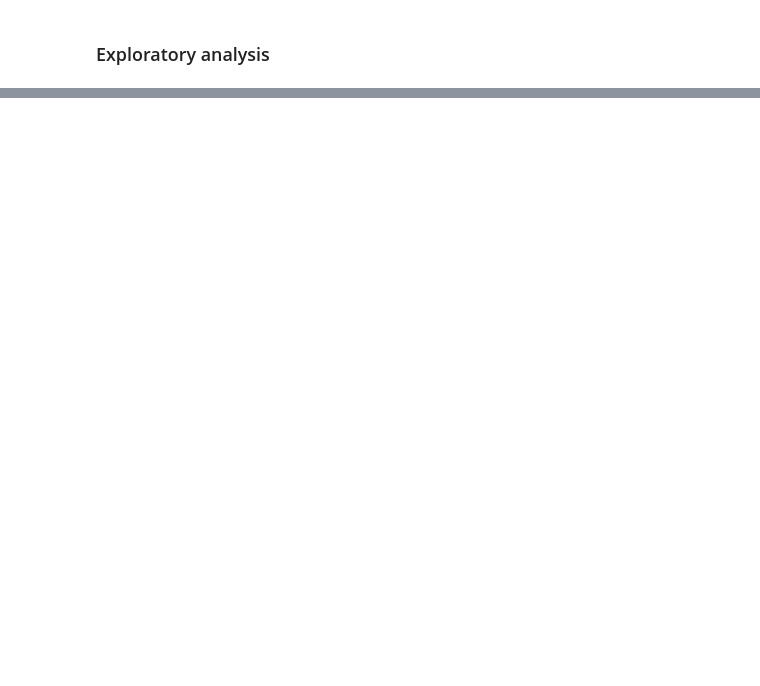
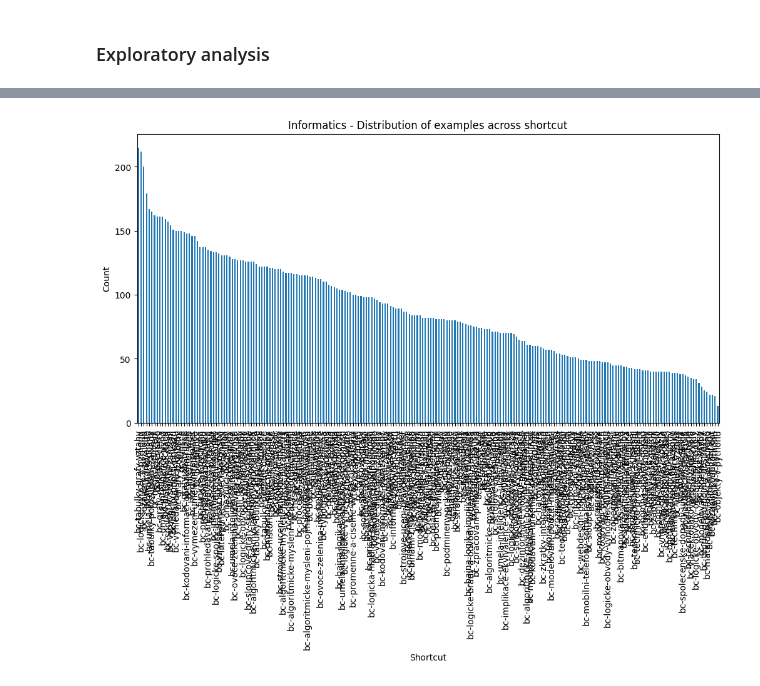
Before and after one commit to vojtech-balek/diploma-thesis, a Jupyter notebook: src/analysis/exploratory-data-analysis.ipynb, the cells around one changed output, grey strips where cells are left out. Drawn from its saved outputs; the diff is of its cells as text; code cells hidden in the pictures; blank space fills up the shorter version.

```diff
--- a/src/analysis/exploratory-data-analysis.ipynb
+++ b/src/analysis/exploratory-data-analysis.ipynb
@@ -26,2 +3,5 @@ math_df.head()
+# %%
+math_df = pd.read_csv('../../data/processed/math.csv', delimiter = ';', encoding = 'utf-8')
+inf_df = pd.read_csv('../../data/processed/informatics.csv', delimiter = ';', encoding = 'utf-8')
 # %% [markdown]
 ### Exploratory analysis
@@ -27,0 +19,9 @@ math_df.head()
+# %%
+plt.figure(figsize=(12, 6))
+inf_df['shortcut'].value_counts().plot(kind='bar')
+plt.title('Informatics - Distribution of examples across shortcut')
+plt.xlabel('Shortcut')
+plt.ylabel('Count')
+plt.show()
+# %% [output]
+[figure, added]
```
Also changed, not shown: parts of 11 cells of this notebook, 1 other file.
